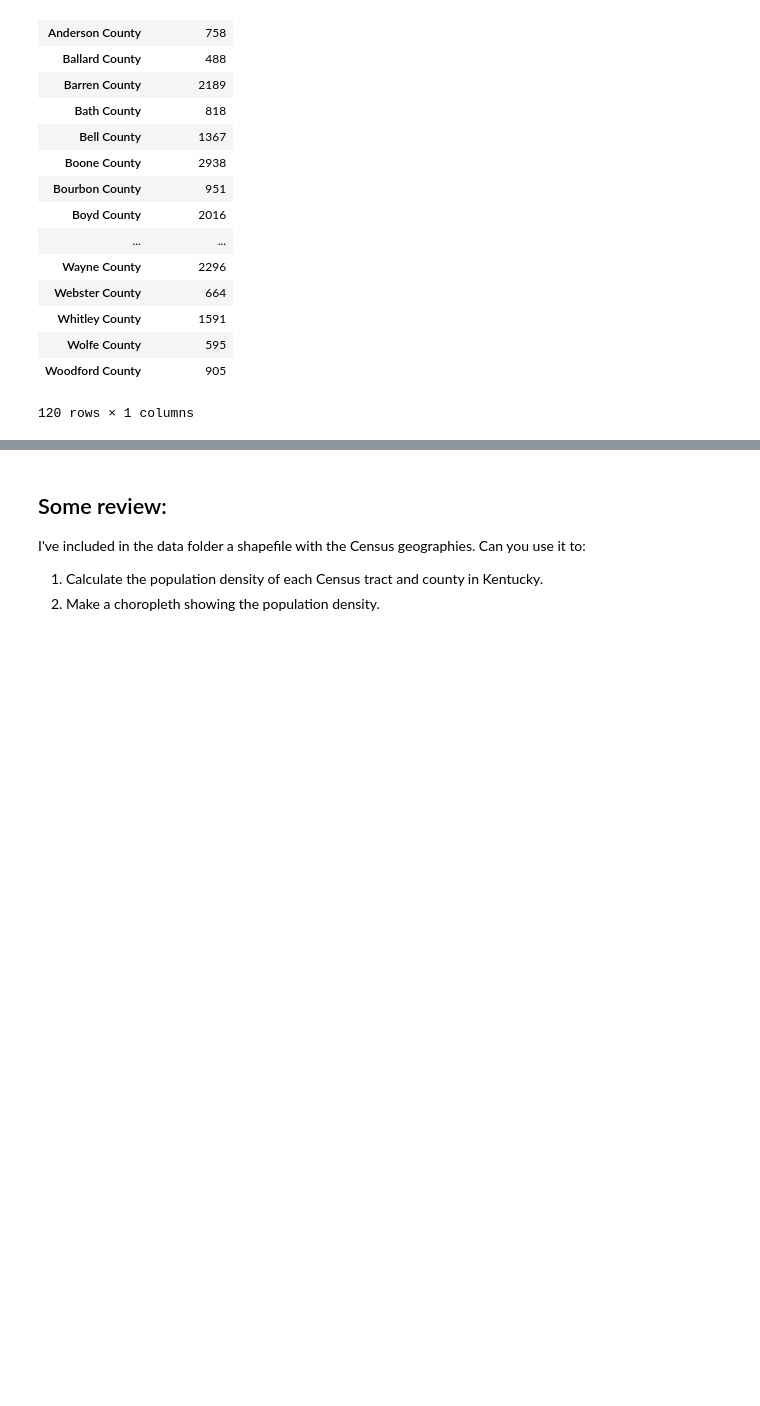
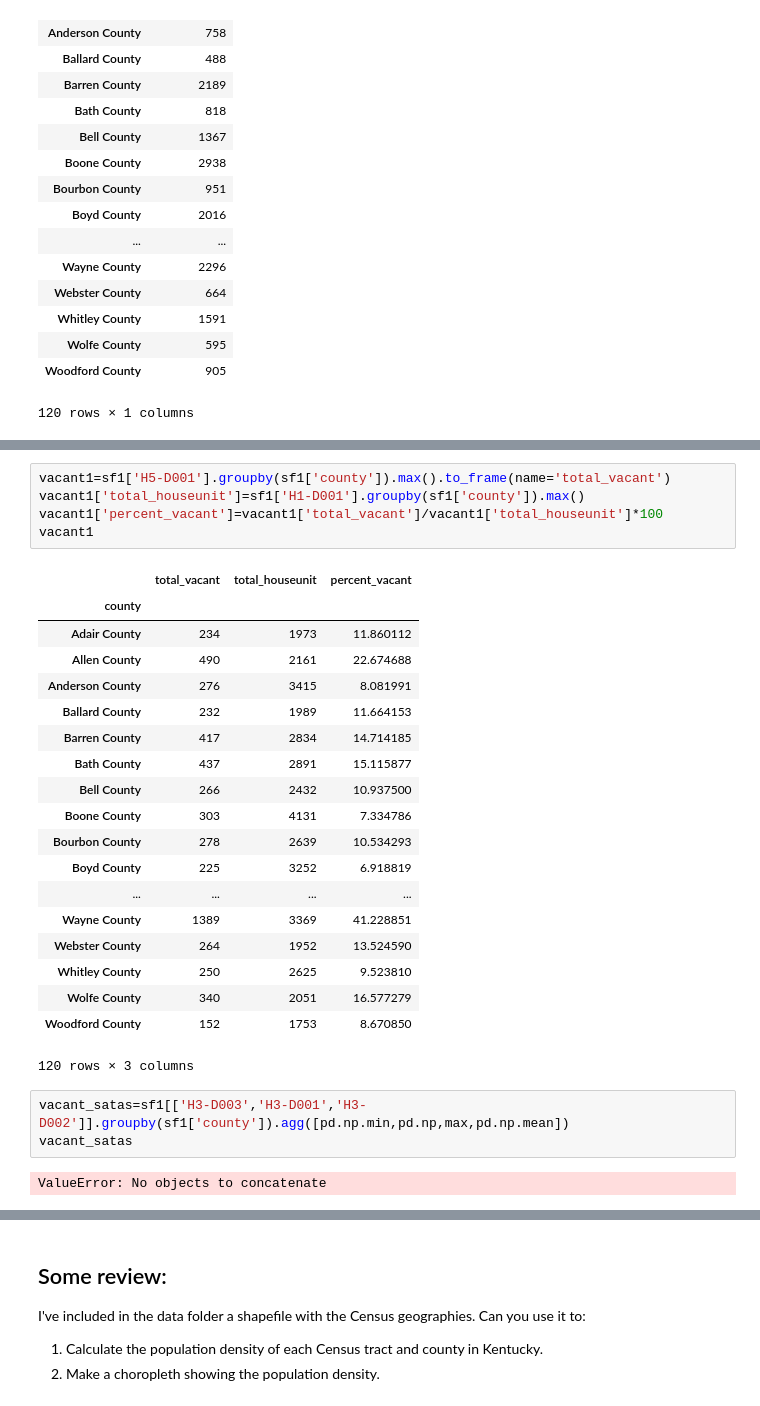
Before and after one commit to ginazheng1028/ce599-s17, a Jupyter notebook: 12-Grouping/groupby.ipynb, the cells around one changed output, grey strips where cells are left out. Drawn from its saved outputs; the diff is of its cells as text; blank space fills up the shorter version.

```diff
--- a/12-Grouping/groupby.ipynb
+++ b/12-Grouping/groupby.ipynb
@@ -507,0 +459,30 @@ percent_vacant
+# %%
+vacant1=sf1['H5-D001'].groupby(sf1['county']).max().to_frame(name='total_vacant')
+vacant1['total_houseunit']=sf1['H1-D001'].groupby(sf1['county']).max()
+vacant1['percent_vacant']=vacant1['total_vacant']/vacant1['total_houseunit']*100
+vacant1
+# %% [output]
+|  | total_vacant | total_houseunit | percent_vacant |
+| county |  |  |  |
+| Adair County | 234 | 1973 | 11.860112 |
+| Allen County | 490 | 2161 | 22.674688 |
+| Anderson County | 276 | 3415 | 8.081991 |
+| Ballard County | 232 | 1989 | 11.664153 |
+| Barren County | 417 | 2834 | 14.714185 |
+| Bath County | 437 | 2891 | 15.115877 |
+| Bell County | 266 | 2432 | 10.937500 |
+| Boone County | 303 | 4131 | 7.334786 |
+| Bourbon County | 278 | 2639 | 10.534293 |
+| Boyd County | 225 | 3252 | 6.918819 |
+| ... | ... | ... | ... |
+| Wayne County | 1389 | 3369 | 41.228851 |
+| Webster County | 264 | 1952 | 13.524590 |
+| Whitley County | 250 | 2625 | 9.523810 |
+| Wolfe County | 340 | 2051 | 16.577279 |
+| Woodford County | 152 | 1753 | 8.670850 |
+120 rows × 3 columns
+# %%
+vacant_satas=sf1[['H3-D003','H3-D001','H3-D002']].groupby(sf1['county']).agg([pd.np.min,pd.np,max,pd.np.mean])
+vacant_satas
+# %% [output]
+ValueError: No objects to concatenate
```
Also changed, not shown: parts of 10 cells of this notebook.
